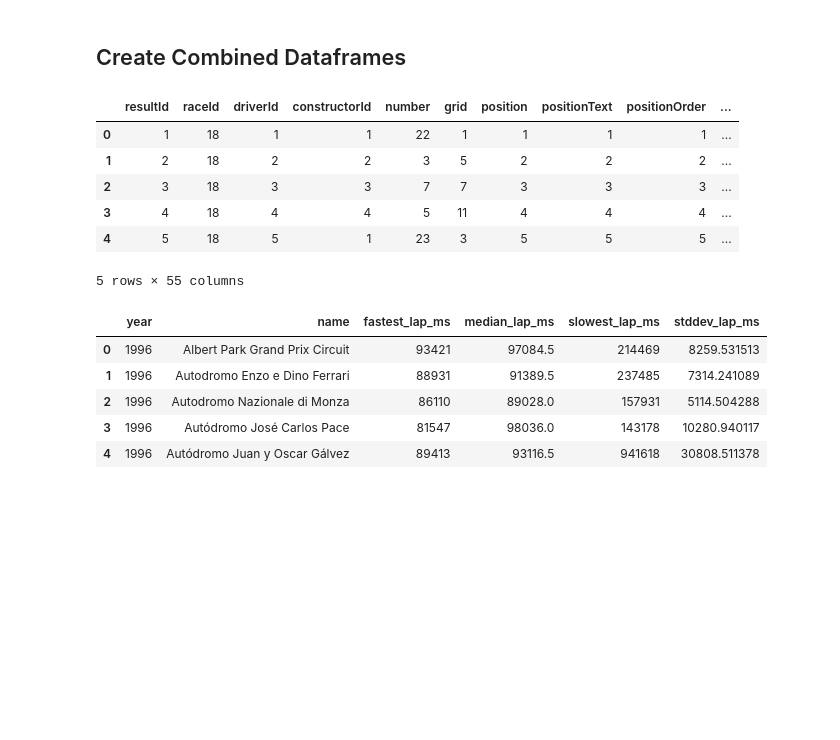
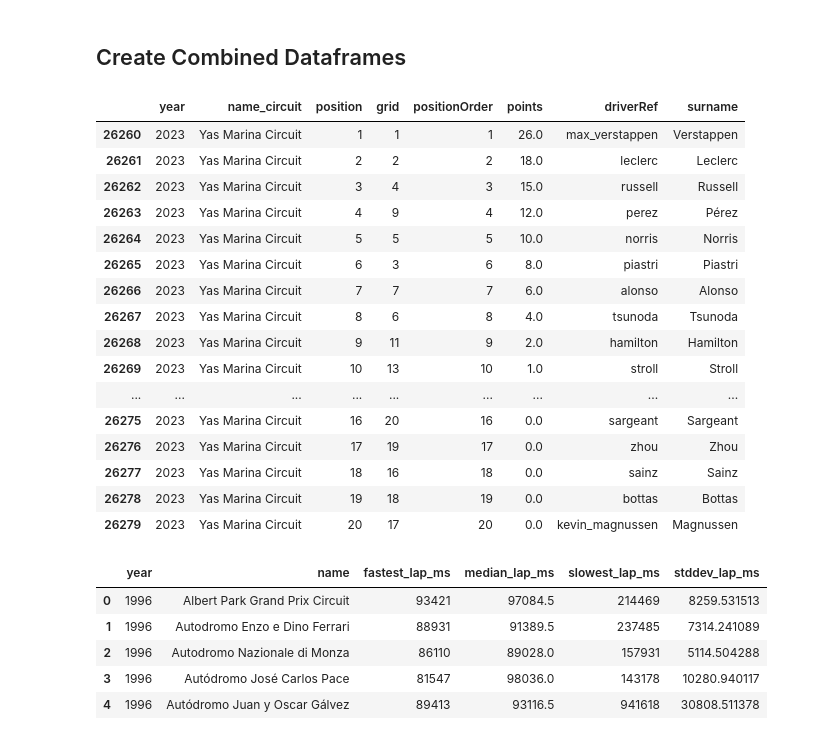
Before and after one commit to davidgoins236/data_viz_final_project, a Jupyter notebook: data_viz_final_project.ipynb, the cells around one changed output. Saved outputs shown, nothing was run; the diff lists cells and outputs as text; code cells hidden in the pictures; blank space fills up the shorter version.

```diff
--- a/data_viz_final_project.ipynb
+++ b/data_viz_final_project.ipynb
@@ -92,20 +111,31 @@ def ms_to_laptime_str(ms):
 # %%
 # combine several detail dataframes to a single combined resutls df
 combined_results_df = results.merge(races, how = 'left', on = 'raceId',suffixes=['_result','_race'])\
     .merge(drivers, how = 'left', on = 'driverId',suffixes=['','_driver'])\
     .merge(constructors, how = 'left', on = 'constructorId',suffixes=['','_constructor'])\
     .merge(circuits, how = 'left', on = 'circuitId',suffixes=['','_circuit'])
 #fastest lap time from object to second count
 combined_results_df['fastestLapTime'] = combined_results_df['fastestLapTime'].apply(string_lap_time_to_seconds)
-combined_results_df.head()
+#show the results of yas marina 2023 to check against wikipedia: https://en.wikipedia.org/wiki/2023_Abu_Dhabi_Grand_Prix
+combined_results_df.query("raceId==1120")[['year','name_circuit','position','grid','positionOrder','points','driverRef','surname']]
 # %% [output]
-|  | resultId | raceId | driverId | constructorId | number | grid | position | positionText | positionOrder | ... |
-| 0 | 1 | 18 | 1 | 1 | 22 | 1 | 1 | 1 | 1 | ... |
-| 1 | 2 | 18 | 2 | 2 | 3 | 5 | 2 | 2 | 2 | ... |
-| 2 | 3 | 18 | 3 | 3 | 7 | 7 | 3 | 3 | 3 | ... |
-| 3 | 4 | 18 | 4 | 4 | 5 | 11 | 4 | 4 | 4 | ... |
-| 4 | 5 | 18 | 5 | 1 | 23 | 3 | 5 | 5 | 5 | ... |
+|  | year | name_circuit | position | grid | positionOrder | points | driverRef | surname |
+| 26260 | 2023 | Yas Marina Circuit | 1 | 1 | 1 | 26.0 | max_verstappen | Verstappen |
+| 26261 | 2023 | Yas Marina Circuit | 2 | 2 | 2 | 18.0 | leclerc | Leclerc |
+| 26262 | 2023 | Yas Marina Circuit | 3 | 4 | 3 | 15.0 | russell | Russell |
+| 26263 | 2023 | Yas Marina Circuit | 4 | 9 | 4 | 12.0 | perez | Pérez |
+| 26264 | 2023 | Yas Marina Circuit | 5 | 5 | 5 | 10.0 | norris | Norris |
+| 26265 | 2023 | Yas Marina Circuit | 6 | 3 | 6 | 8.0 | piastri | Piastri |
+| 26266 | 2023 | Yas Marina Circuit | 7 | 7 | 7 | 6.0 | alonso | Alonso |
+| 26267 | 2023 | Yas Marina Circuit | 8 | 6 | 8 | 4.0 | tsunoda | Tsunoda |
+| 26268 | 2023 | Yas Marina Circuit | 9 | 11 | 9 | 2.0 | hamilton | Hamilton |
+| 26269 | 2023 | Yas Marina Circuit | 10 | 13 | 10 | 1.0 | stroll | Stroll |
+| ... | ... | ... | ... | ... | ... | ... | ... | ... |
+| 26275 | 2023 | Yas Marina Circuit | 16 | 20 | 16 | 0.0 | sargeant | Sargeant |
+| 26276 | 2023 | Yas Marina Circuit | 17 | 19 | 17 | 0.0 | zhou | Zhou |
+| 26277 | 2023 | Yas Marina Circuit | 18 | 16 | 18 | 0.0 | sainz | Sainz |
+| 26278 | 2023 | Yas Marina Circuit | 19 | 18 | 19 | 0.0 | bottas | Bottas |
+| 26279 | 2023 | Yas Marina Circuit | 20 | 17 | 20 | 0.0 | kevin_magnussen | Magnussen |
-5 rows × 55 columns
 # %%
 #create an aggregated dataframe that provides summary statistics for fastest lap time during races
 agg_race_lap_times_df = lap_times.merge(races[['raceId','year','circuitId']])\
```
Also changed, not shown: parts of 24 cells of this notebook.
